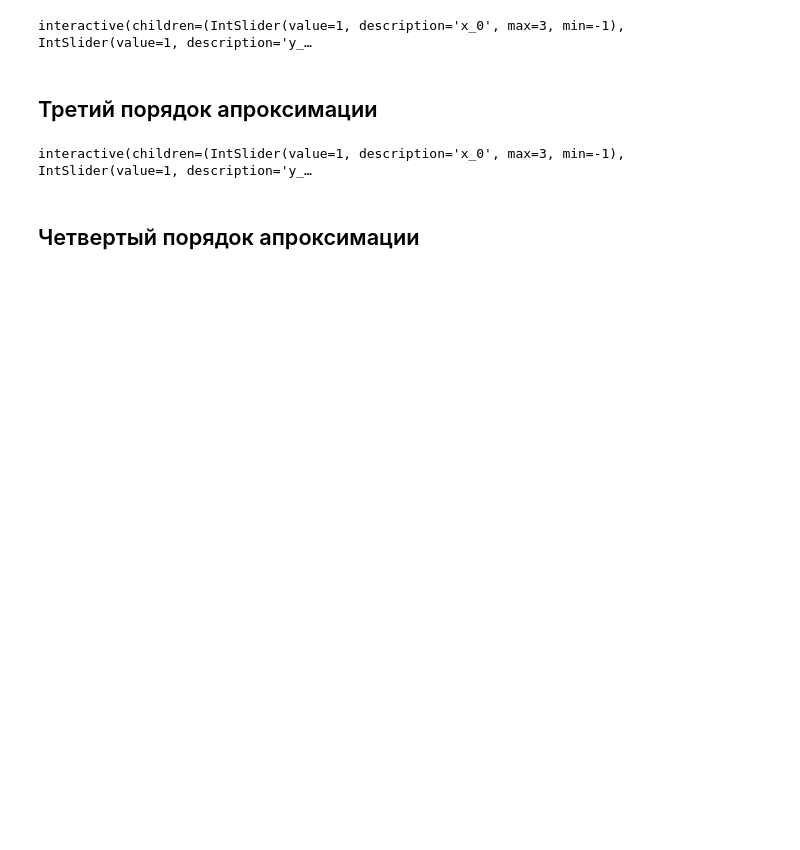
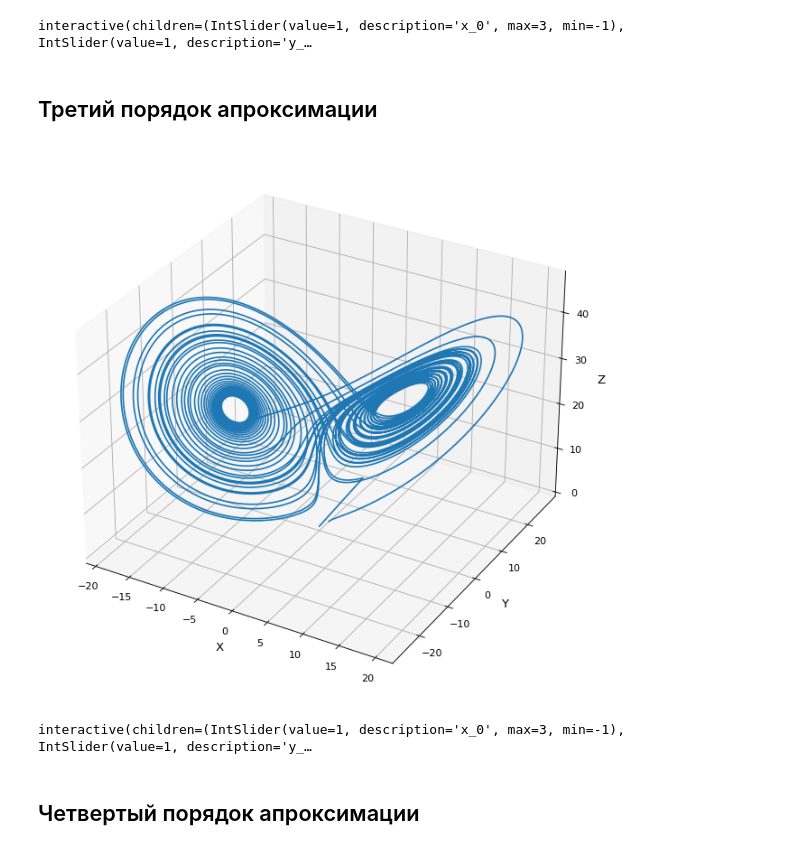
Before and after one commit to Mavic-ux/c_math, a Jupyter notebook: lab_1/Aliev_lab1.ipynb, the cells around one changed output. Saved outputs shown, nothing was run; the diff lists cells and outputs as text; code cells hidden in the pictures; blank space fills up the shorter version.

```diff
--- a/lab_1/Aliev_lab1.ipynb
+++ b/lab_1/Aliev_lab1.ipynb
@@ -131,6 +141,10 @@ def RungeKutta_q3(x_0=1, y_0=1, z_0=1, h=1e-3, to_draw=False):
         draw(X)
     else:
         return X[0:-1:10000]
+# %%
+RungeKutta_q3(to_draw=True)
+# %% [output]
+[figure, added]
 # %%
 interactive_plot = interactive(RungeKutta_q3, h = (1e-4, 1e-3, 1e-4), x_0=1, y_0=1, z_0=1, to_draw=True, continuous_update=False)
 output = interactive_plot.children[-1]
```
Also changed, not shown: parts of 8 cells of this notebook.
